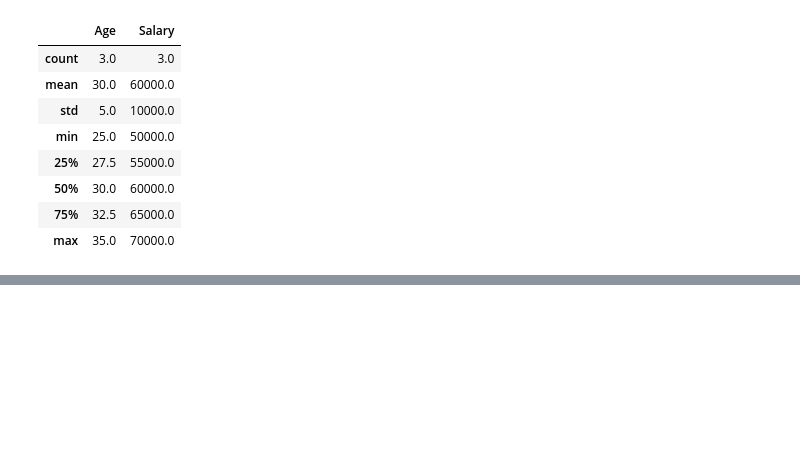
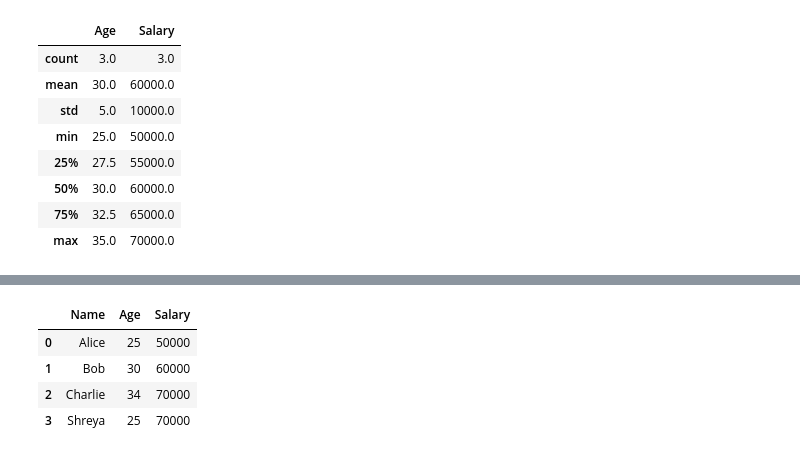
Before and after one commit to ranjeet-kadam/DSML1, a Jupyter notebook: Python/Data Analysis/Pandas.ipynb, the cells around one changed output, grey strips where cells are left out. Saved outputs shown, nothing was run; the diff lists cells and outputs as text; code cells hidden in the pictures; blank space fills up the shorter version.

```diff
--- a/Python/Data Analysis/Pandas.ipynb
+++ b/Python/Data Analysis/Pandas.ipynb
@@ -172,0 +228,9 @@ df.describe()
+# %%
+df_merged = pd.merge(df,df_new,how ='outer',on= None)
+df_merged
+# %% [output]
+|  | Name | Age | Salary |
+| 0 | Alice | 25 | 50000 |
+| 1 | Bob | 30 | 60000 |
+| 2 | Charlie | 34 | 70000 |
+| 3 | Shreya | 25 | 70000 |
```
Also changed, not shown: parts of 25 cells of this notebook, 31 other files.
